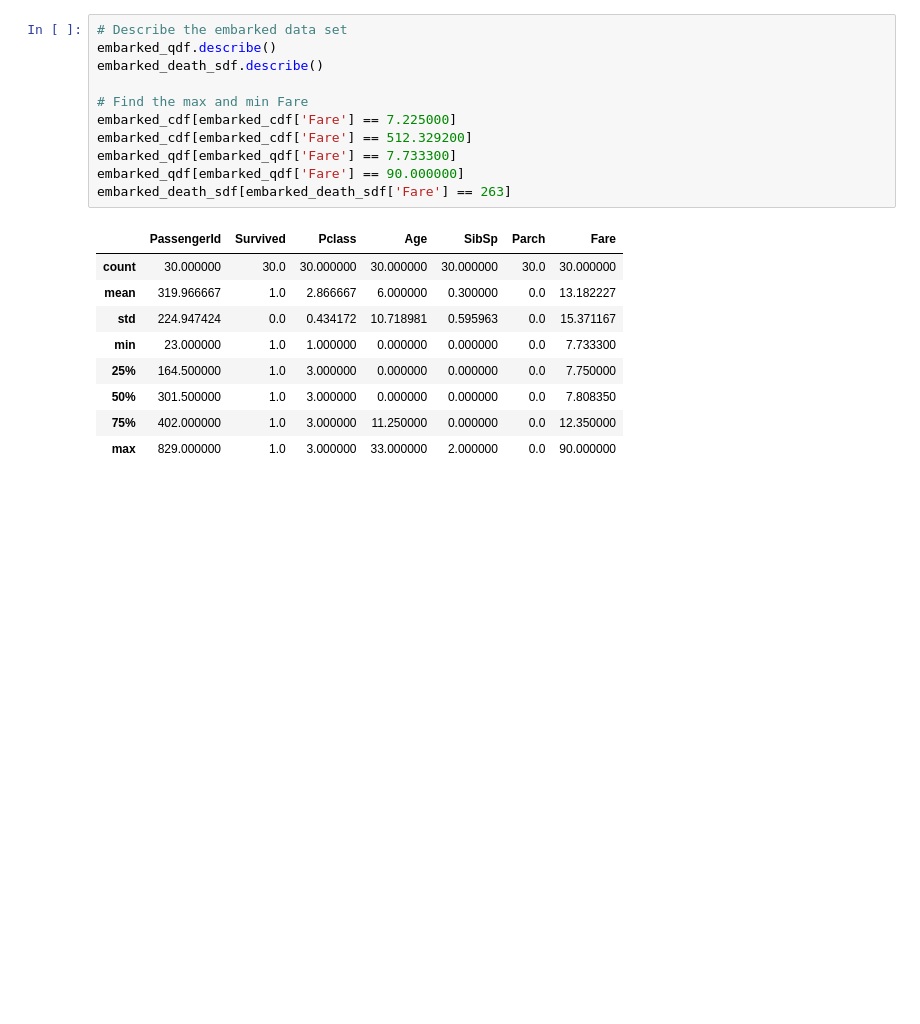
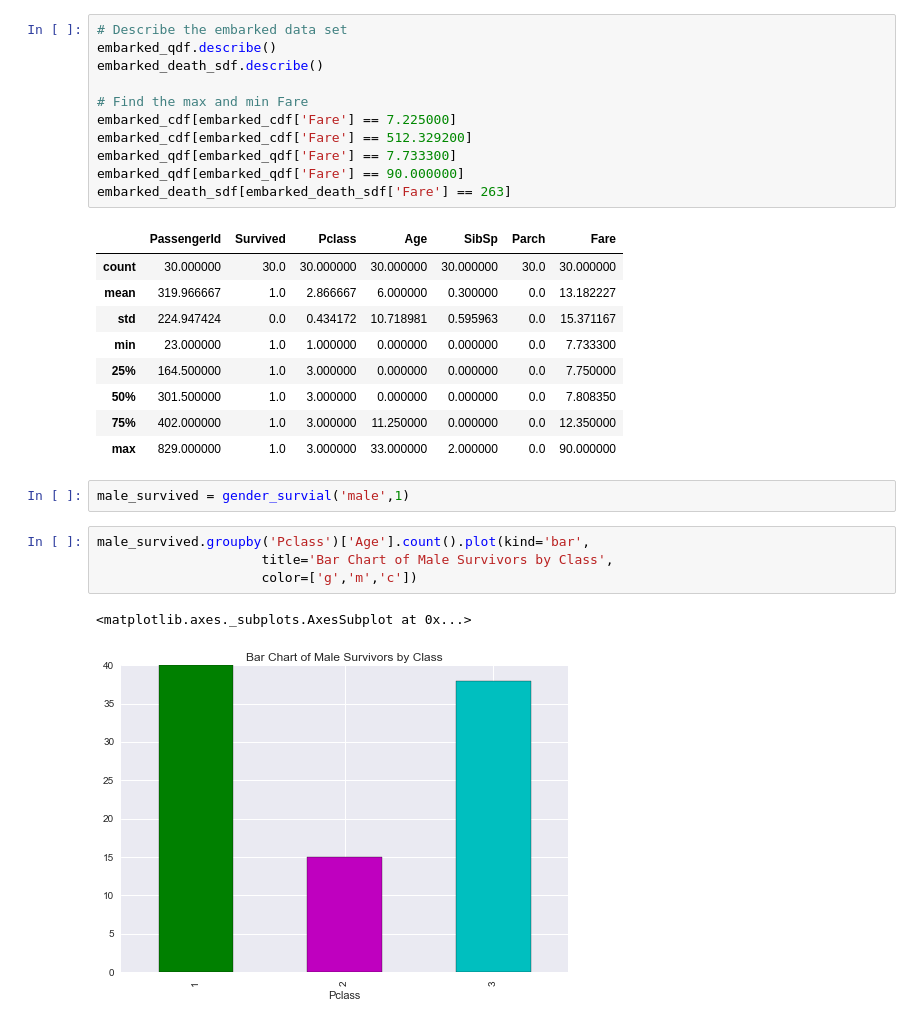
Before and after one commit to krismanaya/udacity_data_analyst, a Jupyter notebook: project_2/titanic_src/Titanic Project 2 .ipynb, the cells around one changed output. Cells and saved outputs as stored; diff of their text form; blank space fills up the shorter version.

```diff
--- a/project_2/titanic_src/Titanic Project 2 .ipynb
+++ b/project_2/titanic_src/Titanic Project 2 .ipynb
@@ -775,3 +722,12 @@ embarked_death_sdf[embarked_death_sdf['Fare'] == 263]
 | 50% | 301.500000 | 1.0 | 3.000000 | 0.000000 | 0.000000 | 0.0 | 7.808350 |
 | 75% | 402.000000 | 1.0 | 3.000000 | 11.250000 | 0.000000 | 0.0 | 12.350000 |
 | max | 829.000000 | 1.0 | 3.000000 | 33.000000 | 2.000000 | 0.0 | 90.000000 |
+# %%
+male_survived = gender_survial('male',1)
+# %%
+male_survived.groupby('Pclass')['Age'].count().plot(kind='bar',
+                     title='Bar Chart of Male Survivors by Class',
+                     color=['g','m','c'])
+# %% [output]
+<matplotlib.axes._subplots.AxesSubplot at 0x...>
+[figure, added]
```
Also changed, not shown: parts of 9 cells of this notebook, 1 other file.
